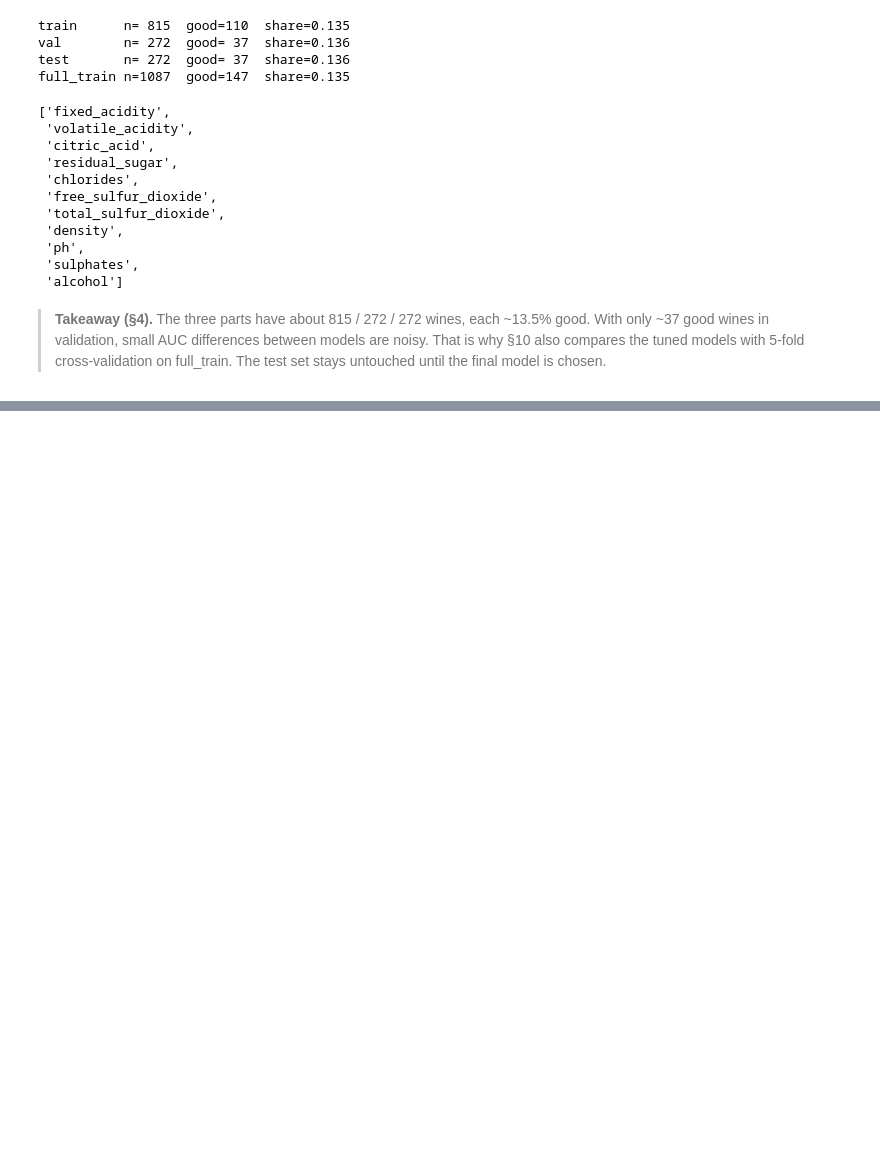
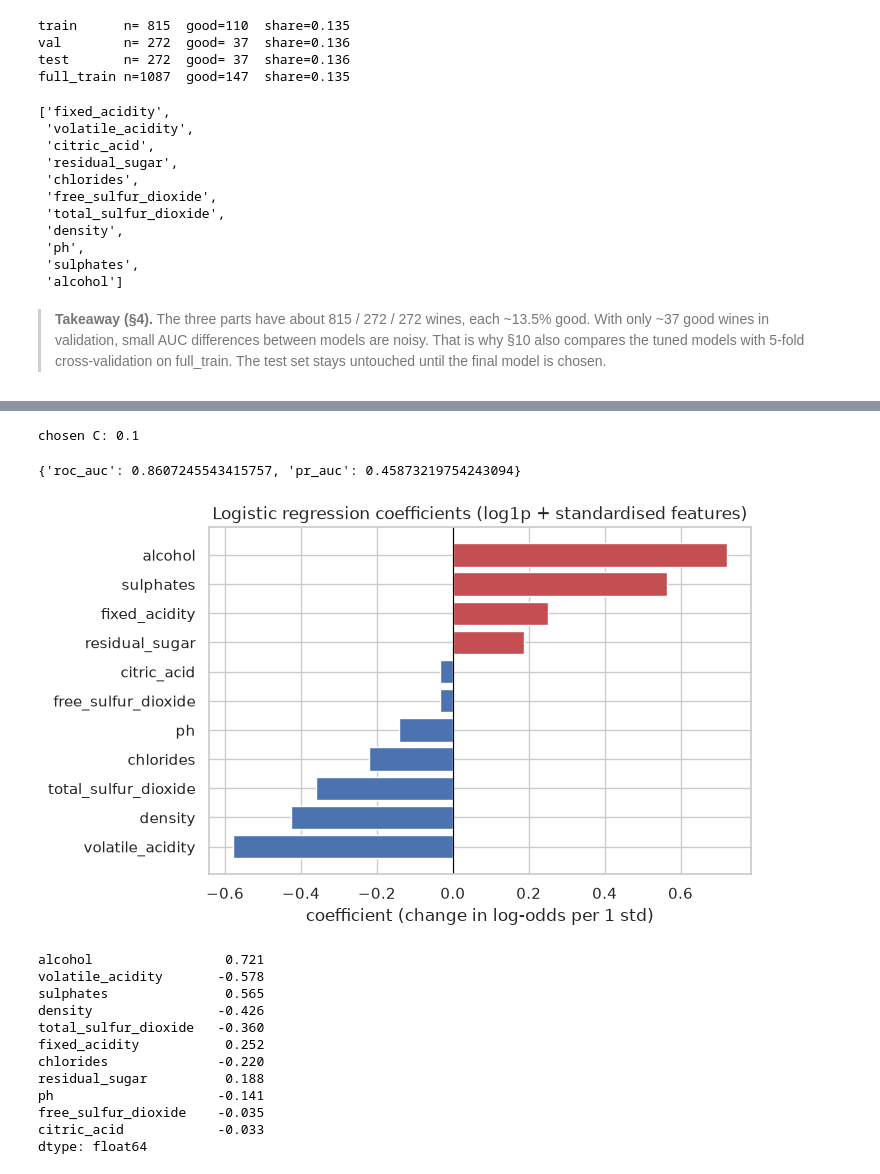
Before and after one commit to mikolajniezbecki-bit/red-wine-quality-qc, a Jupyter notebook: notebook.ipynb, the cells around one changed output, grey strips where cells are left out. Saved outputs shown, nothing was run; the diff lists cells and outputs as text; code cells hidden in the pictures; blank space fills up the shorter version.

```diff
--- a/notebook.ipynb
+++ b/notebook.ipynb
@@ -492,0 +623,36 @@ df_train.columns.tolist()
+# %%
+lr_scores = df_lr[(df_lr.log1p == True) & (df_lr.class_weight == 'None')]
+lr_C = lr_scores.loc[lr_scores.auc.idxmax(), 'C']
+print('chosen C:', lr_C)
+
+lr = make_lr(C=lr_C, log=True)
+lr.fit(X_train, y_train)
+y_pred_lr = lr.predict_proba(X_val)[:, 1]
+evaluate(y_val, y_pred_lr)
+# %% [output]
+chosen C: 0.1
+{'roc_auc': 0.8607245543415757, 'pr_auc': 0.45873219754243094}
+# %%
+coef = pd.Series(lr[-1].coef_[0], index=feature_names).sort_values()
+
+plt.figure(figsize=(7, 4.5))
+plt.barh(coef.index, coef.values, color=['#c44e52' if v > 0 else '#4c72b0' for v in coef.values])
+plt.axvline(0, color='black', lw=0.8)
+plt.title('Logistic regression coefficients (log1p + standardised features)')
+plt.xlabel('coefficient (change in log-odds per 1 std)')
+plt.show()
+coef.sort_values(key=abs, ascending=False).round(3)
+# %% [output]
+[figure, added]
+alcohol                 0.721
+volatile_acidity       -0.578
+sulphates               0.565
+density                -0.426
+total_sulfur_dioxide   -0.360
+fixed_acidity           0.252
+chlorides              -0.220
+residual_sugar          0.188
+ph                     -0.141
+free_sulfur_dioxide    -0.035
+citric_acid            -0.033
+dtype: float64
```
Also changed, not shown: parts of 62 cells of this notebook, 4 other files.
